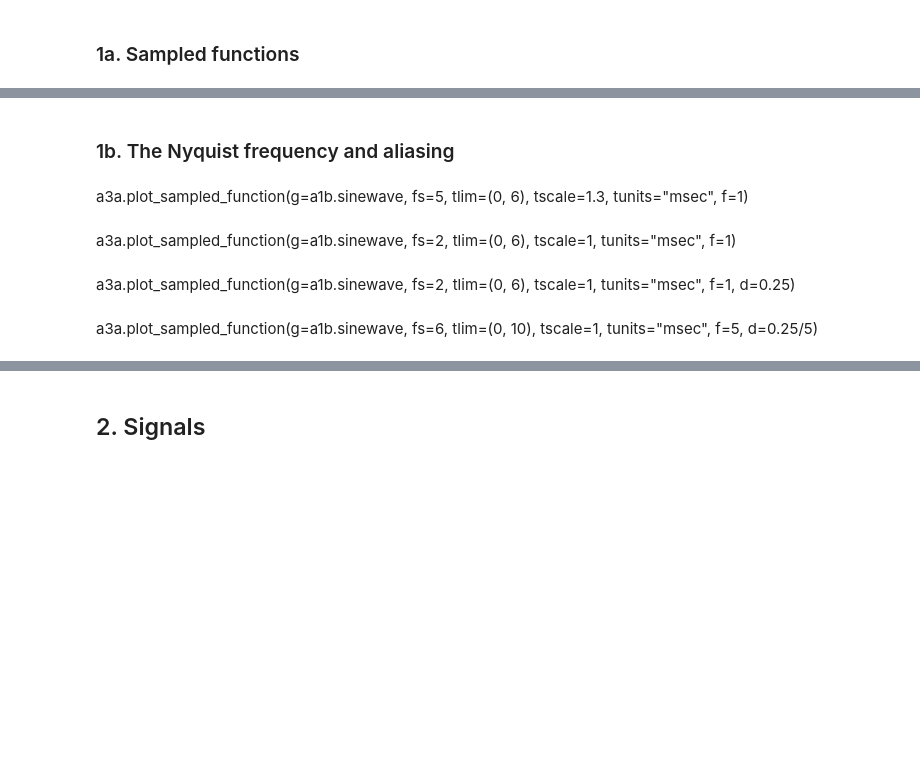
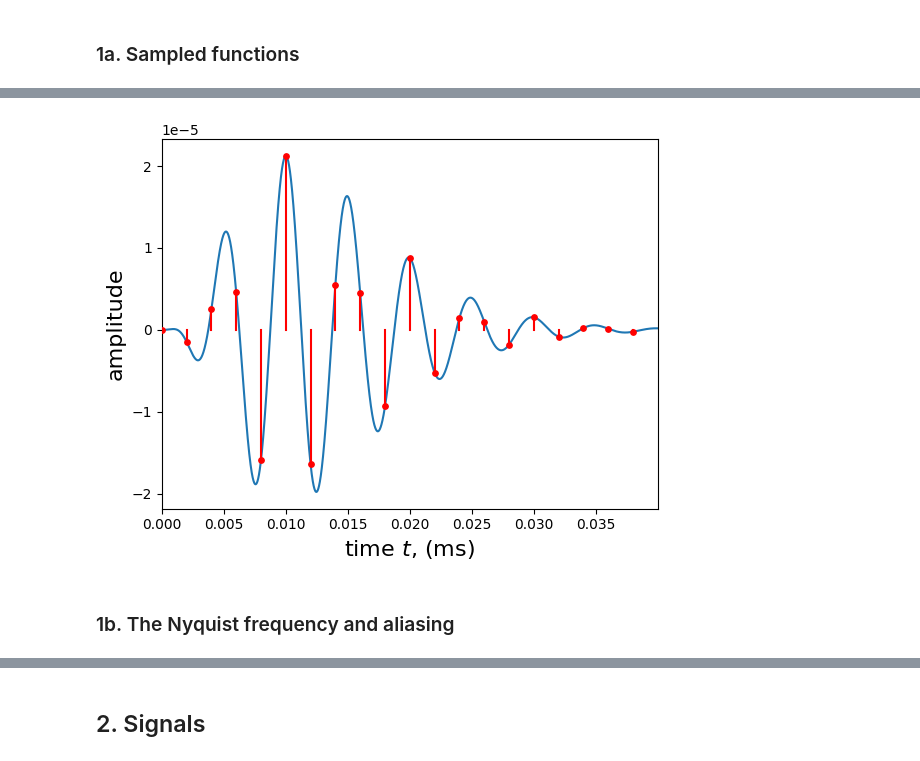
Before and after one commit to finnhittson/csds464, a Jupyter notebook: 464-A3a_fxh157_files/A3a_fxh157.ipynb, the cells around one changed output, grey strips where cells are left out. Cells and saved outputs as stored; diff of their text form; code cells hidden in the pictures; blank space fills up the shorter version.

```diff
--- a/464-A3a_fxh157_files/A3a_fxh157.ipynb
+++ b/464-A3a_fxh157_files/A3a_fxh157.ipynb
@@ -27,10 +29,6 @@ a3a.plot_sampled_function(g=a1b.gammatone, fs=5, tlim=(0,0.04), tscale=0.01, tun
+# %%
+a3a.plot_sampled_function(g=a1b.gammatone, fs=5, tlim=(0,0.04), tscale=0.01, tunits="ms", f=200)
+# %% [output]
+[figure, added]
 # %% [markdown]
 ### 1b. The Nyquist frequency and aliasing
-# %% [markdown]
-a3a.plot_sampled_function(g=a1b.sinewave, fs=5, tlim=(0, 6), tscale=1.3, tunits="msec", f=1)
-# %% [markdown]
-a3a.plot_sampled_function(g=a1b.sinewave, fs=2, tlim=(0, 6), tscale=1, tunits="msec", f=1)
-# %% [markdown]
-a3a.plot_sampled_function(g=a1b.sinewave, fs=2, tlim=(0, 6), tscale=1, tunits="msec", f=1, d=0.25)
-# %% [markdown]
-a3a.plot_sampled_function(g=a1b.sinewave, fs=6, tlim=(0, 10), tscale=1, tunits="msec", f=5, d=0.25/5)
```
Also changed, not shown: parts of 23 cells of this notebook, 4 other files.
